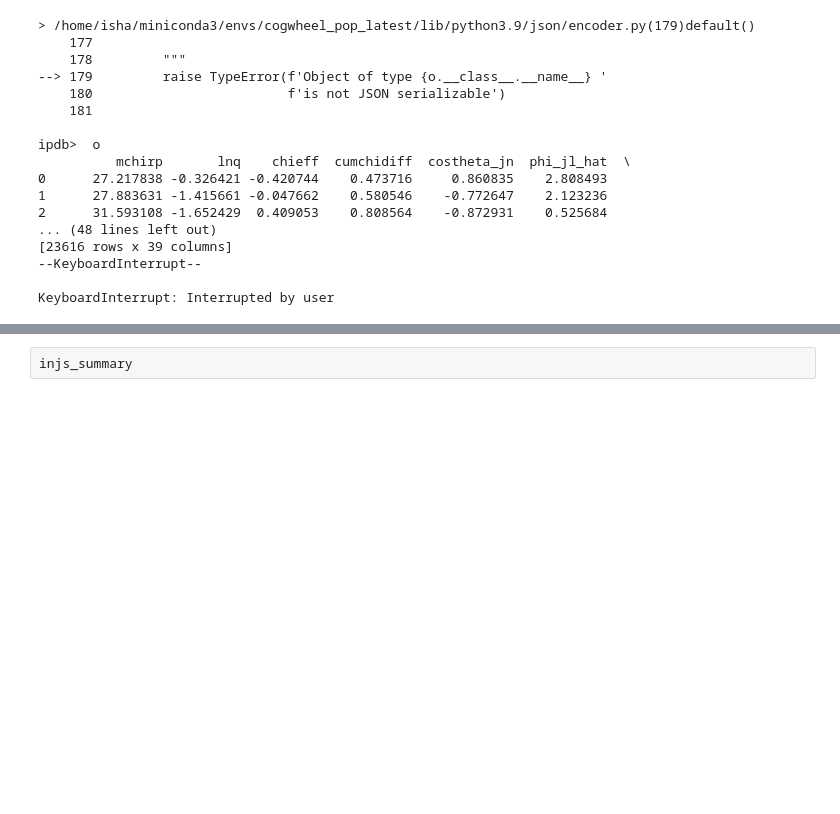
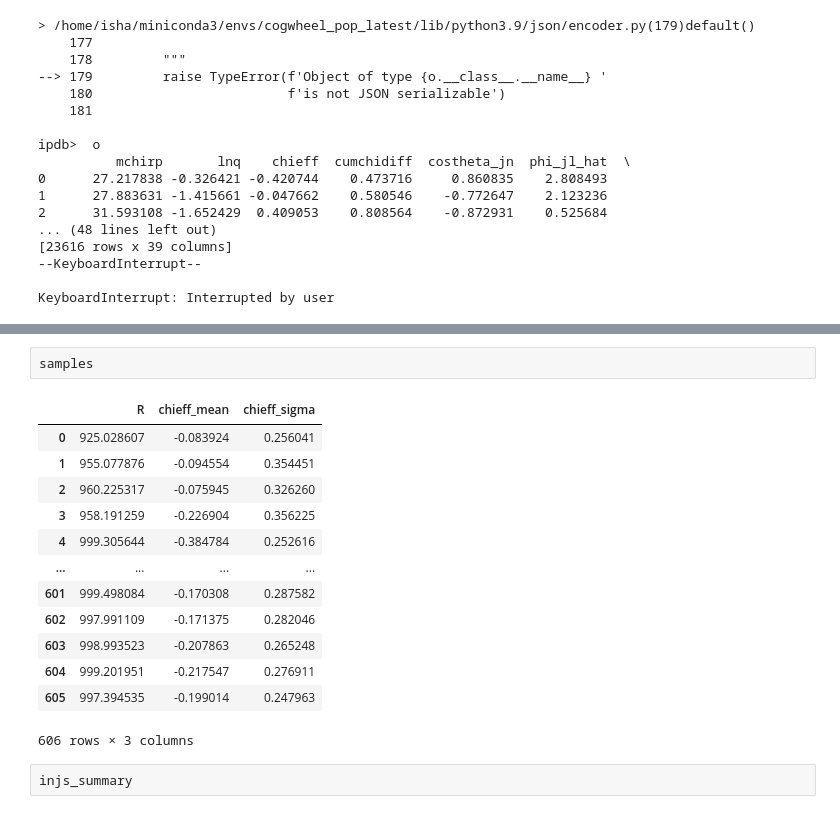
Before and after one commit to isha1810/cogwheel, a Jupyter notebook: cogwheel/population_inference/test_prior-Copy1.ipynb, the cells around one changed output, grey strips where cells are left out. Saved outputs shown, nothing was run; the diff lists cells and outputs as text; blank space fills up the shorter version.

```diff
--- a/cogwheel/population_inference/test_prior-Copy1.ipynb
+++ b/cogwheel/population_inference/test_prior-Copy1.ipynb
@@ -722,3 +775,19 @@ KeyboardInterrupt: Interrupted by user
+# %%
+samples
+# %% [output]
+|  | R | chieff_mean | chieff_sigma |
+| 0 | 925.028607 | -0.083924 | 0.256041 |
+| 1 | 955.077876 | -0.094554 | 0.354451 |
+| 2 | 960.225317 | -0.075945 | 0.326260 |
+| 3 | 958.191259 | -0.226904 | 0.356225 |
+| 4 | 999.305644 | -0.384784 | 0.252616 |
+| ... | ... | ... | ... |
+| 601 | 999.498084 | -0.170308 | 0.287582 |
+| 602 | 997.991109 | -0.171375 | 0.282046 |
+| 603 | 998.993523 | -0.207863 | 0.265248 |
+| 604 | 999.201951 | -0.217547 | 0.276911 |
+| 605 | 997.394535 | -0.199014 | 0.247963 |
+606 rows × 3 columns
 # %%
 injs_summary
 # %% [output]
```
Also changed, not shown: parts of 17 cells of this notebook, 2 other files.
